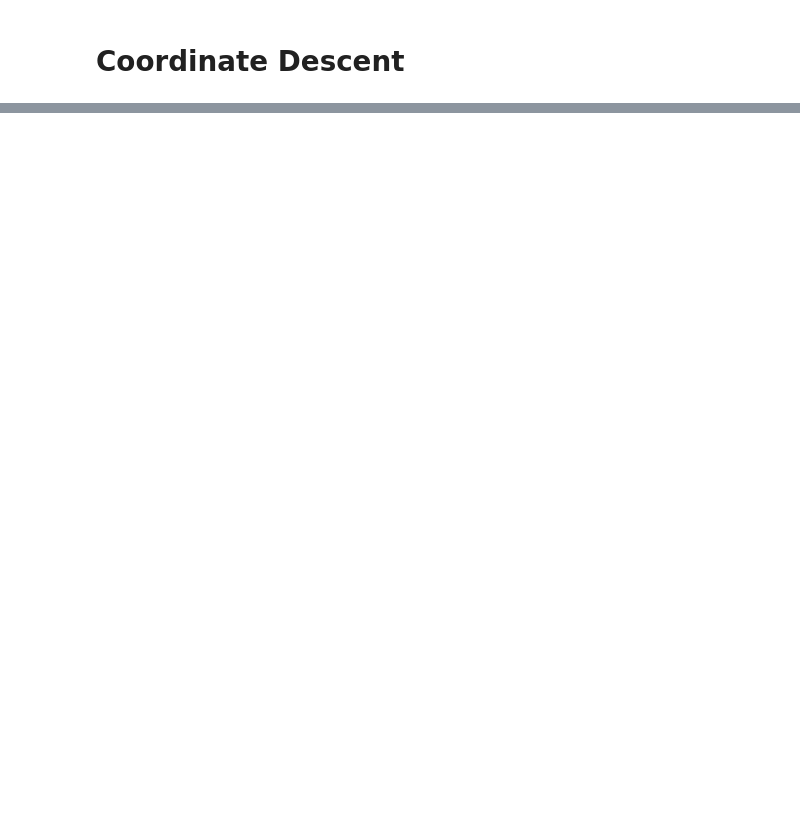
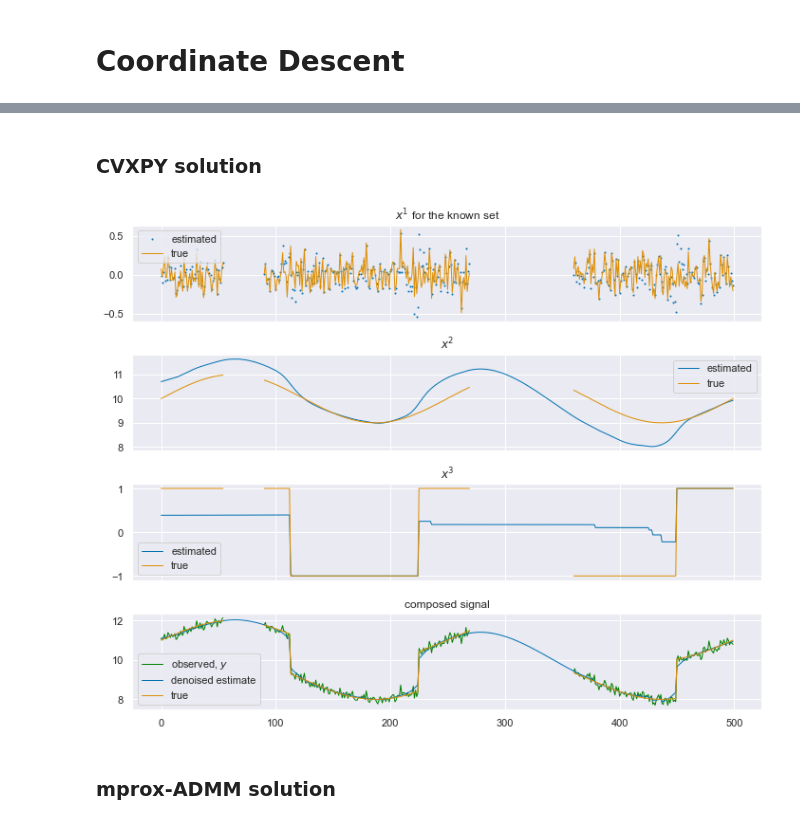
Before and after one commit to cvxgrp/signal-decomposition, a Jupyter notebook: notebooks/Simple_convex_example-3_ways-with_missing_data.ipynb, the cells around one changed output, grey strips where cells are left out. Cells and saved outputs as stored; diff of their text form; code cells hidden in the pictures; blank space fills up the shorter version.

```diff
--- a/notebooks/Simple_convex_example-3_ways-with_missing_data.ipynb
+++ b/notebooks/Simple_convex_example-3_ways-with_missing_data.ipynb
@@ -139,0 +159,8 @@ plt.title('Comparison of algorithm optimality residual\nto actual difference bet
+# %% [markdown]
+### CVXPY solution
+# %%
+problem1.plot_decomposition(X_real=X_real);
+# %% [output]
+[figure, added]
+# %% [markdown]
+### mprox-ADMM solution
```
Also changed, not shown: parts of 20 cells of this notebook, 2 other files.
